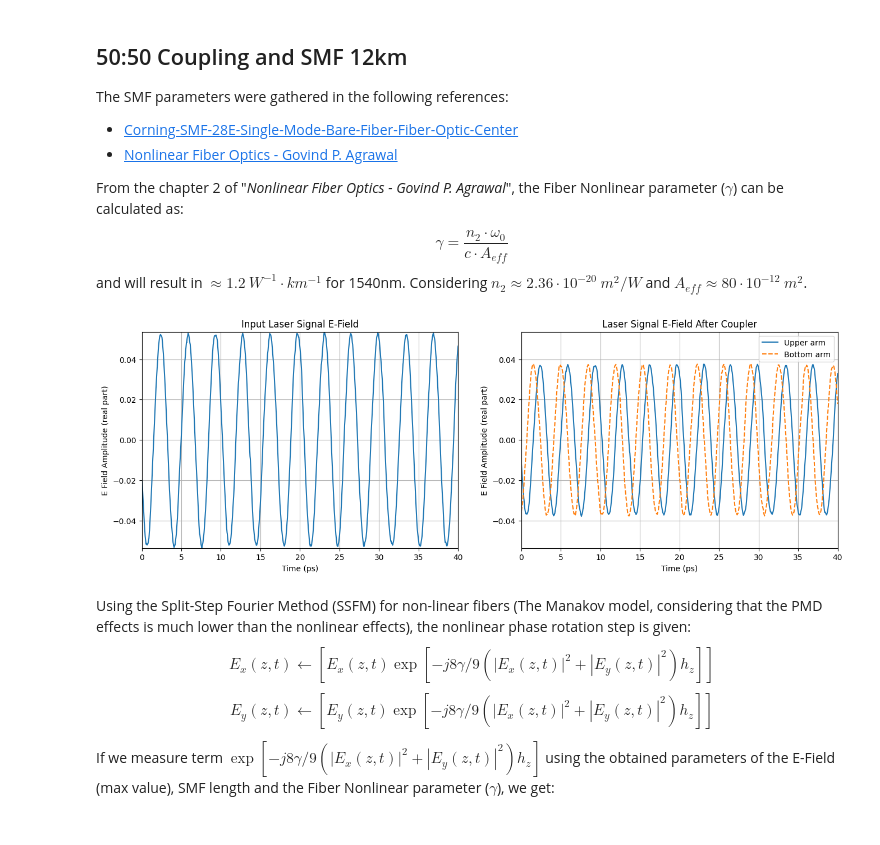
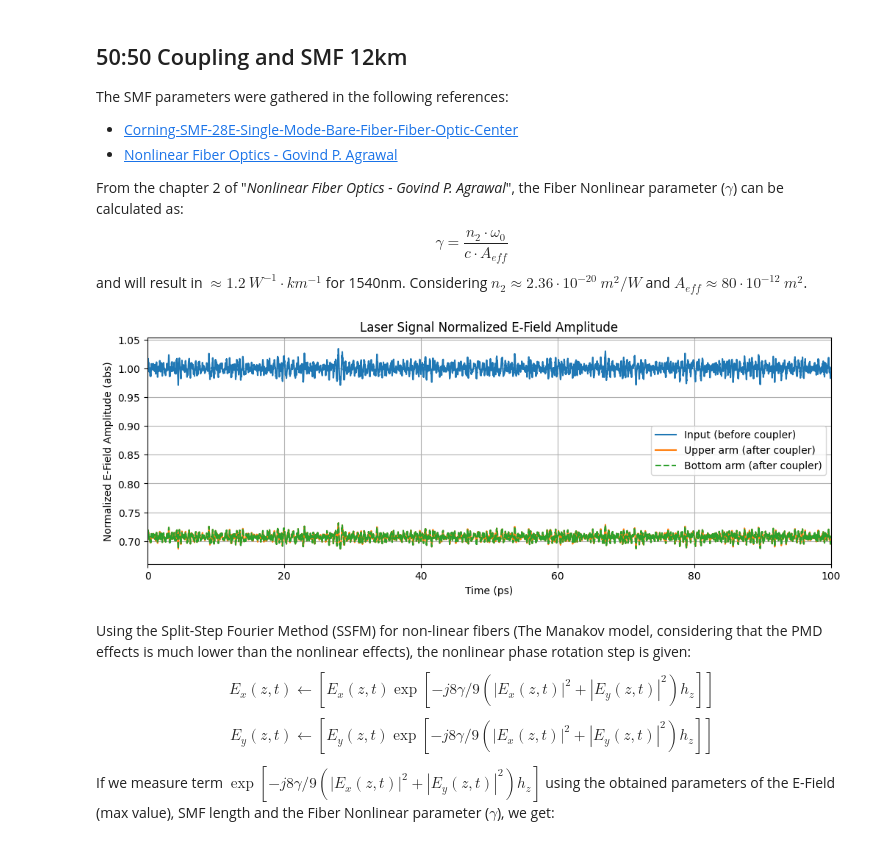
Before and after one commit to CaioRodrigues200/Laser-Study, a Jupyter notebook: Projects/Delayed_Self_Heterodyne/Delayed_Self_Heterodyne.ipynb, the cells around one changed output. Cells and saved outputs as stored; diff of their text form; code cells hidden in the pictures.

```diff
--- a/Projects/Delayed_Self_Heterodyne/Delayed_Self_Heterodyne.ipynb
+++ b/Projects/Delayed_Self_Heterodyne/Delayed_Self_Heterodyne.ipynb
@@ -149,32 +161,22 @@ SMFLen = 12          # Single Mode Fiber Length (km)
 SMFAtt = 0.22        # Single Mode Fiber Attenuation (dB/km)
 SMFGamma = 1.2       # Single Mode Fiber Nonlinear parameter (1/(W*km))
 SMFDisp = 16         # Single Mode Fiber Chromatic Dispersion parameter (ps/nm/km)
-# %%
-fig, ax = plt.subplots(1,2)
-fig.set_figheight(5)
-fig.set_figwidth(16)
-
-timeArray = np.linspace(0,Ts*bitsTx.size,SpS*bitsTx.size)
-
-ax[0].plot(timeArray*1e12,np.real(laser1.e_out))
-ax[0].set_xlim(0,40)
-ax[0].set_ylim(np.min(np.real(laser1.e_out)),np.max(np.real(laser1.e_out)))
-ax[0].set_xlabel('Time (ps)')
-ax[0].set_ylabel('E Field Amplitude (real part)')
-ax[0].set_title('Input Laser Signal E-Field')
-ax[0].grid()
-
-ax[1].plot(timeArray*1e12,np.real(laser1.e_out*np.sqrt(KConst)), label='Upper arm')
-ax[1].plot(timeArray*1e12,np.real(laser1.e_out*np.sqrt(1-KConst)*np.exp(KPhase*1j)), label='Bottom arm', linestyle='--')
-ax[1].set_xlim(0,40)
-ax[1].set_ylim(np.min(np.real(laser1.e_out)),np.max(np.real(laser1.e_out)))
-ax[1].set_xlabel('Time (ps)')
-ax[1].set_ylabel('E Field Amplitude (real part)')
-ax[1].set_title('Laser Signal E-Field After Coupler')
-ax[1].legend()
-ax[1].grid()
-# %% [output]
-[figure, removed]
+# %%
+timeArray = np.linspace(0,Ts*bitsTx.size,SpS*bitsTx.size)
+
+plt.figure(figsize=(12,4))
+
+plt.plot(timeArray*1e12,np.abs(laser1.e_out)/np.mean(np.abs(laser1.e_out)), label='Input (before coupler)')
+plt.plot(timeArray*1e12,np.abs(laser1.e_out*np.sqrt(KConst))/np.mean(np.abs(laser1.e_out)), label='Upper arm (after coupler)')
+plt.plot(timeArray*1e12,np.abs(laser1.e_out*np.sqrt(1-KConst))/np.mean(np.abs(laser1.e_out)), label='Bottom arm (after coupler)', linestyle='--')
+plt.xlim(0,100)
+plt.xlabel('Time (ps)')
+plt.ylabel('Normalized E-Field Amplitude (abs)')
+plt.title('Laser Signal Normalized E-Field Amplitude')
+plt.legend()
+plt.grid()
+# %% [output]
+[figure, added]
 # %% [markdown]
 Using the Split-Step Fourier Method (SSFM) for non-linear fibers (The Manakov model, considering that the PMD effects is much lower than the nonlinear effects), the nonlinear phase rotation step is given:
 $$ E_x(z,t) \leftarrow \left[E_x(z,t) \exp \left[ -j8\gamma/9 \left( |E_x(z,t)|^2 + |E_y(z,t)|^2 \right) h_z \right]\right] $$
```
Also changed, not shown: parts of 13 cells of this notebook, 1 other file.
